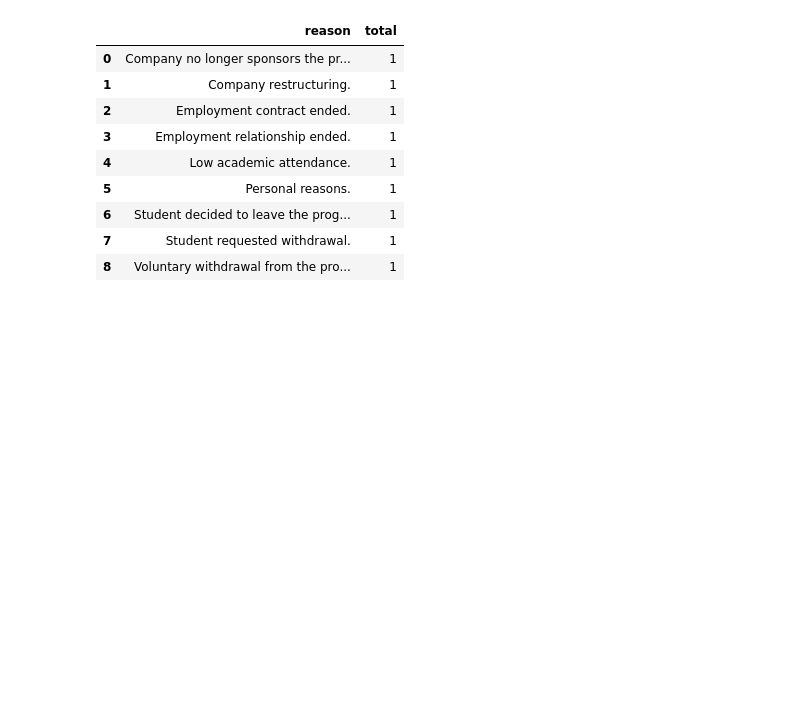
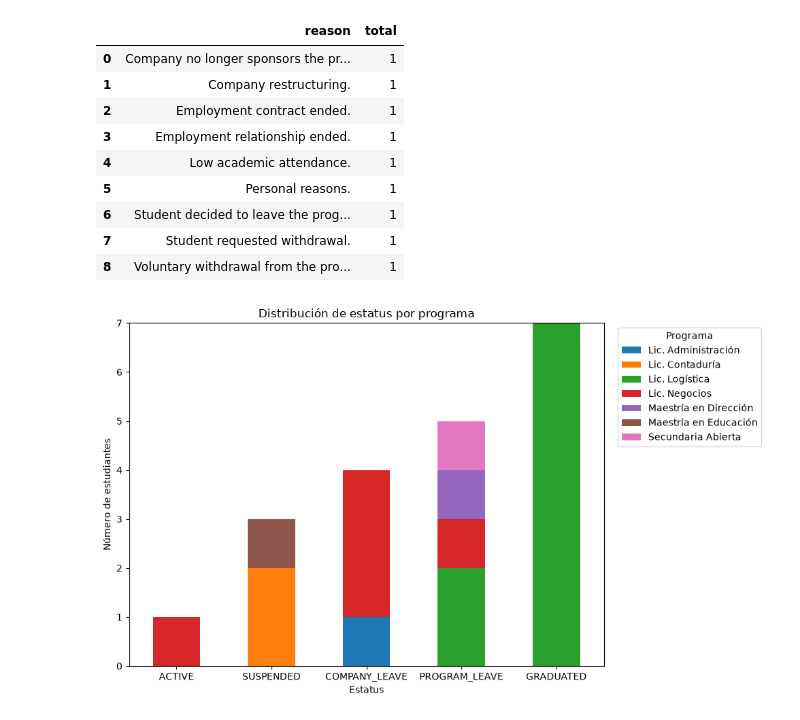
Before and after one commit to JavissNeg/ag-challenge, a Jupyter notebook: data-analysis/analysis.ipynb, the cells around one changed output. Saved outputs shown, nothing was run; the diff lists cells and outputs as text; code cells hidden in the pictures; blank space fills up the shorter version.

Commit message:
feat(data-analysis): add status distribution stacked bar chart

```diff
--- a/data-analysis/analysis.ipynb
+++ b/data-analysis/analysis.ipynb
@@ -319,0 +324,19 @@ dropout_reasons
+# %%
+import matplotlib.pyplot as plt
+
+status_distribution.T.plot(
+    kind="bar",
+    stacked=True,
+    figsize=(10, 6)
+)
+
+plt.title("Distribución de estatus por programa")
+plt.xlabel("Estatus")
+plt.ylabel("Número de estudiantes")
+plt.xticks(rotation=0)
+plt.legend(title="Programa", bbox_to_anchor=(1.02, 1), loc="upper left")
+plt.tight_layout()
+
+plt.show()
+# %% [output]
+[figure, added]
```
Also changed, not shown: parts of 1 cell of this notebook.
